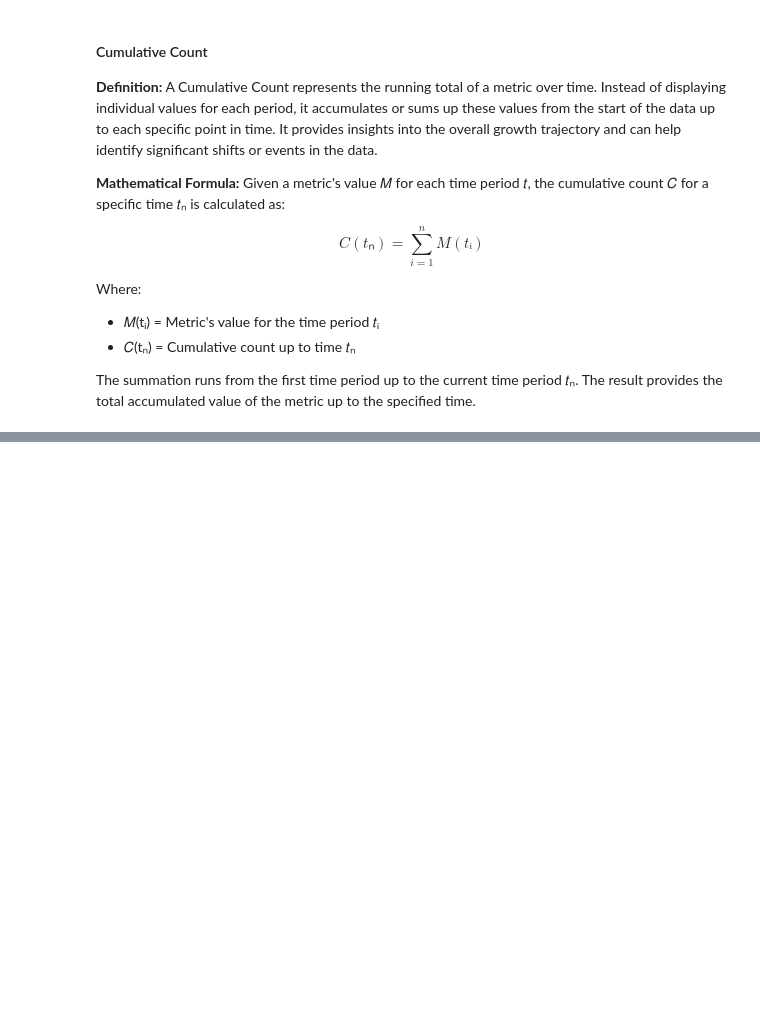
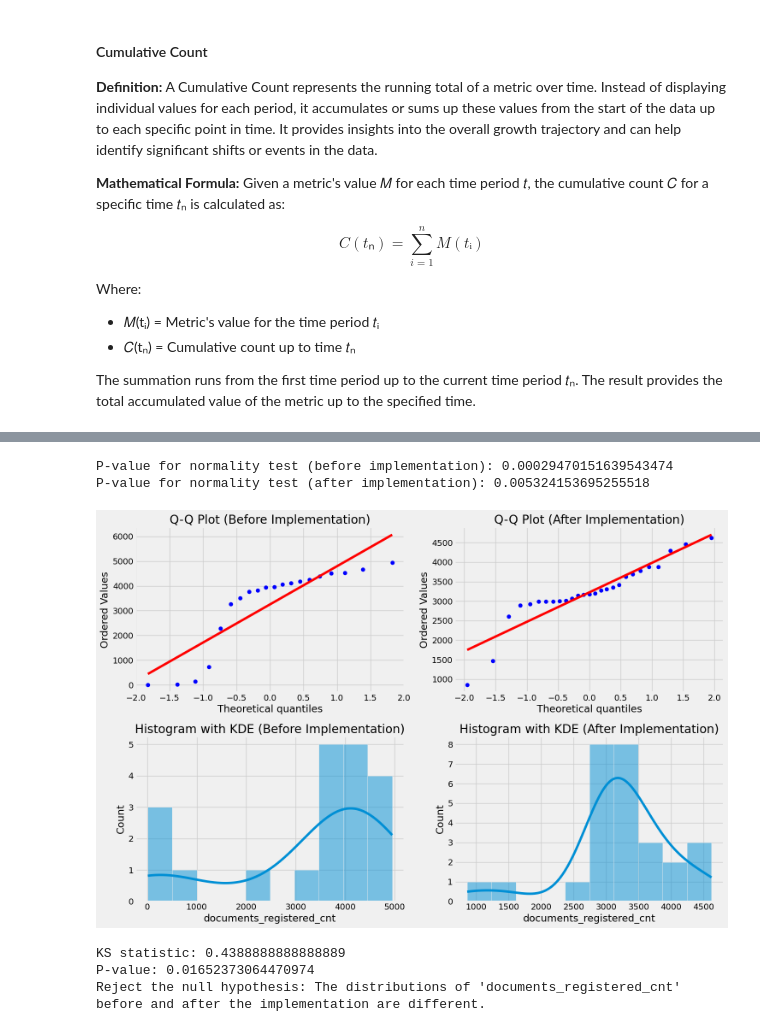
Before and after one commit to nani2357/Telangana_Growth_Analysis, a Jupyter notebook: notebooks/stamps.ipynb, the cells around one changed output, grey strips where cells are left out. Drawn from its saved outputs; the diff is of its cells as text; code cells hidden in the pictures; blank space fills up the shorter version.

```diff
--- a/notebooks/stamps.ipynb
+++ b/notebooks/stamps.ipynb
@@ -949,0 +972,19 @@ fig_yearly.show()
+# %%
+#Calculate the Average Monthly Counts for Both Periods
+# For the period before implementation
+monthly_avg_before = before_impl.groupby('month').agg({
+    'documents_registered_cnt': 'mean',
+    'estamps_challans_cnt': 'mean'
+}).reset_index()
+
+# For the period after implementation
+monthly_avg_after = after_impl.groupby('month').agg({
+    'documents_registered_cnt': 'mean',
+    'estamps_challans_cnt': 'mean'
+}).reset_index()
+
+print("Average monthly counts before implementation:")
+print(monthly_avg_before)
+
+print("\nAverage monthly counts after implementation:")
+print(monthly_avg_after)
@@ -949,0 +1009,57 @@ fig_yearly.show()
+# %%
+# Check normality for 'documents_registered_cnt' before implementation
+stat_before, p_before = stats.shapiro(monthly_avg_before['documents_registered_cnt'])
+
+# Check normality for 'documents_registered_cnt' after implementation
+stat_after, p_after = stats.shapiro(monthly_avg_after['documents_registered_cnt'])
+
+print(f"P-value for normality test (before implementation): {p_before}")
+print(f"P-value for normality test (after implementation): {p_after}")
+
+# Visualization
+plt.figure(figsize=(15, 10))
+
+# Q-Q Plot (Before Implementation)
+plt.subplot(2, 2, 1)
+stats.probplot(monthly_avg_before['documents_registered_cnt'], plot=plt)
+plt.title("Q-Q Plot (Before Implementation)")
+
+# Q-Q Plot (After Implementation)
+plt.subplot(2, 2, 2)
+stats.probplot(monthly_avg_after['documents_registered_cnt'], plot=plt)
+plt.title("Q-Q Plot (After Implementation)")
+
+# Histogram and KDE (Before Implementation)
+plt.subplot(2, 2, 3)
+sns.histplot(monthly_avg_before['documents_registered_cnt'], kde=True, bins=10)
+plt.title("Histogram with KDE (Before Implementation)")
+
+# Histogram and KDE (After Implementation)
+plt.subplot(2, 2, 4)
+sns.histplot(monthly_avg_after['documents_registered_cnt'], kde=True, bins=10)
+plt.title("Histogram with KDE (After Implementation)")
+
+plt.tight_layout()
+plt.show()
+# %% [output]
+P-value for normality test (before implementation): 0.00029470151639543474
+P-value for normality test (after implementation): 0.005324153695255518
+[figure, added]
+# %%
+
+# Conduct the KS test
+stat, p_value = ks_2samp(monthly_avg_before['documents_registered_cnt'], monthly_avg_after['documents_registered_cnt'])
+
+print(f"KS statistic: {stat}")
+print(f"P-value: {p_value}")
+
+# Interpret the results
+alpha = 0.05
+if p_value < alpha:
+    print("Reject the null hypothesis: The distributions of 'documents_registered_cnt' before and after the implementation are different.")
+else:
+    print("Fail to reject the null hypothesis: The distributions of 'documents_registered_cnt' before and after the implementation are not significantly different.")
+# %% [output]
+KS statistic: 0.4388888888888889
+P-value: 0.01652373064470974
+Reject the null hypothesis: The distributions of 'documents_registered_cnt' before and after the implementation are different.
```
Also changed, not shown: parts of 13 cells of this notebook, 1 other file.
